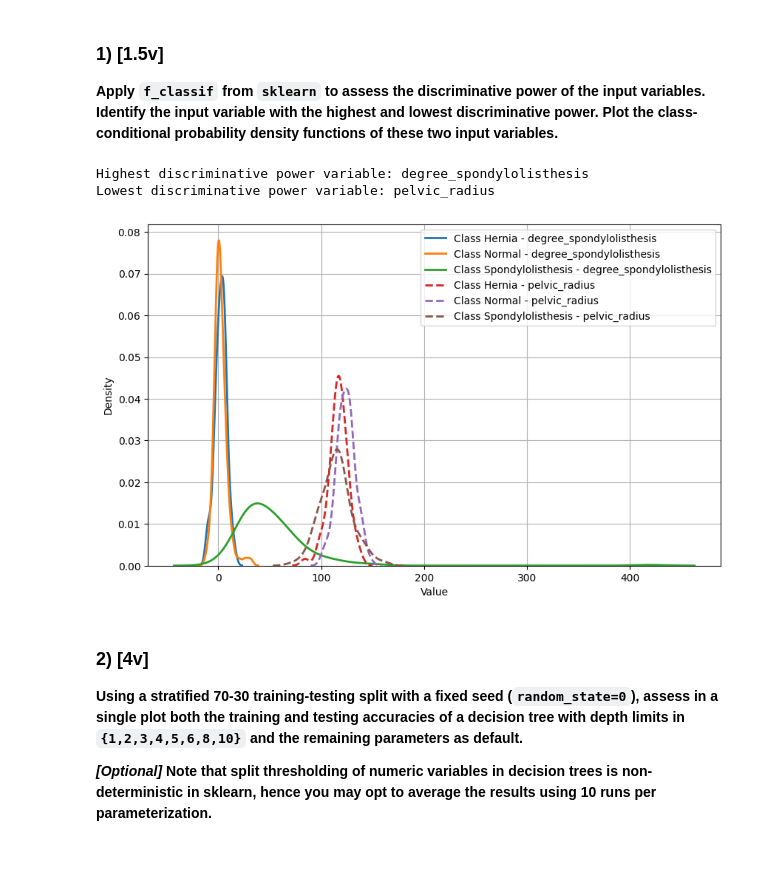
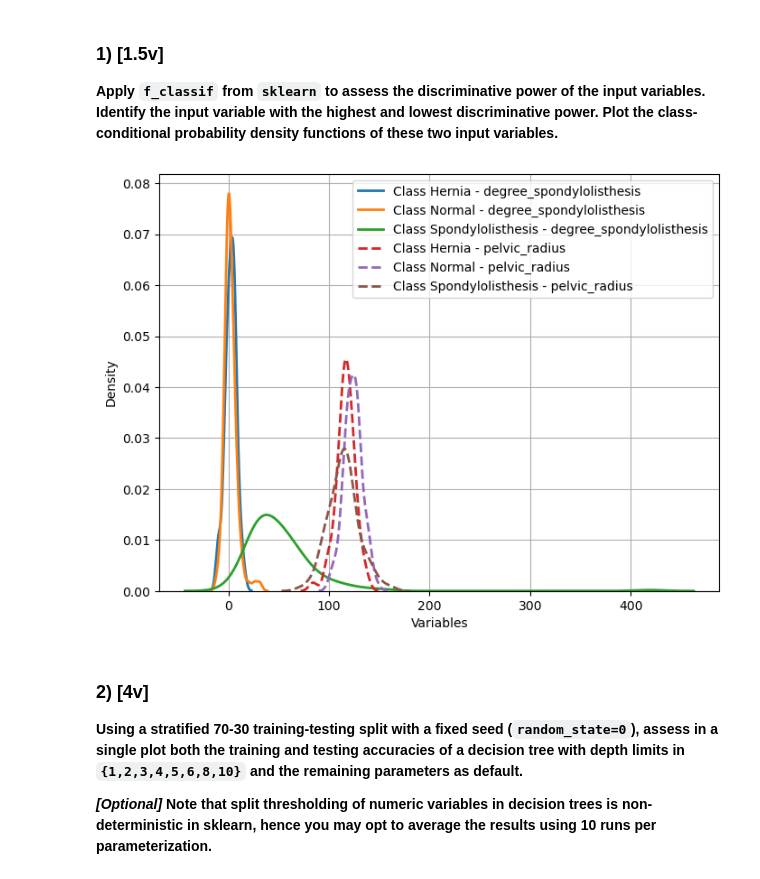
Before and after one commit to gocho1307/Homeworks-ML, a Jupyter notebook: hw1/hw1.ipynb, the cells around one changed output. Saved outputs shown, nothing was run; the diff lists cells and outputs as text; code cells hidden in the pictures.

Commit message:
Add code to the report and clean everything up

```diff
--- a/hw1/hw1.ipynb
+++ b/hw1/hw1.ipynb
@@ -85,52 +84,42 @@ df["class"] = df["class"].str.decode("utf-8")
 X, y = df.drop("class", axis=1), df["class"]
 # %%
 # Apply f_classif
-f_scores, p_values = f_classif(X, y)
+f_scores, _ = f_classif(X, y)
 
 # Obtains the variables with the highest and lowest discriminative power.
-highest_discriminative_power_idx = np.argmax(f_scores)
-lowest_discriminative_power_idx = np.argmin(f_scores)
-
-highest_discriminative_power_variable = X.columns[
-    highest_discriminative_power_idx
-]
-lowest_discriminative_power_variable = X.columns[
-    lowest_discriminative_power_idx
-]
-
-# Identifies the input variables requested
-print(
-    f"Highest discriminative power variable: {highest_discriminative_power_variable}"
-)
-print(
-    f"Lowest discriminative power variable: {lowest_discriminative_power_variable}"
-)
+h_disc_power_var = X.columns[np.argmax(f_scores)]
+l_disc_power_var = X.columns[np.argmin(f_scores)]
-# %% [output]
-Highest discriminative power variable: degree_spondylolisthesis
-Lowest discriminative power variable: pelvic_radius
 # %%
-
-plt.figure(figsize=(10, 6))
+plt.figure(figsize=(8, 6))
 
 # Plot for the highest discriminative power variable
 for class_label in np.unique(y):
-    class_data = X.loc[y == class_label, highest_discriminative_power_variable]
-    sns.kdeplot(class_data, label=f"Class {class_label} - {highest_discriminative_power_variable}", linewidth=2)
+    class_data = X.loc[y == class_label, h_disc_power_var]
+    sns.kdeplot(
+        class_data,
+        label=f"Class {class_label} - {h_disc_power_var}",
+        linewidth=2,
+    )
 
 # Plot for the lowest discriminative power variable
 for class_label in np.unique(y):
-    class_data = X.loc[y == class_label, lowest_discriminative_power_variable]
-    sns.kdeplot(class_data, label=f"Class {class_label} - {lowest_discriminative_power_variable}", linestyle="--", linewidth=2)
+    class_data = X.loc[y == class_label, l_disc_power_var]
+    sns.kdeplot(
+        class_data,
+        label=f"Class {class_label} - {l_disc_power_var}",
+        linestyle="--",
+        linewidth=2,
+    )
 
-plt.xlabel("Value")
+plt.xlabel("Variables")
 plt.ylabel("Density")
 
 plt.legend()
 plt.grid(True)
-plt.savefig("./report/class_conditional_probability.svg")
+plt.savefig("./report/assets/class_conditional_probability.svg")
 plt.show()
 # %% [output]
-[figure, old version]
+[figure, new version]
 # %% [markdown]
 ### 2) [4v]
 
```
Also changed, not shown: parts of 7 cells of this notebook, 10 other files.
